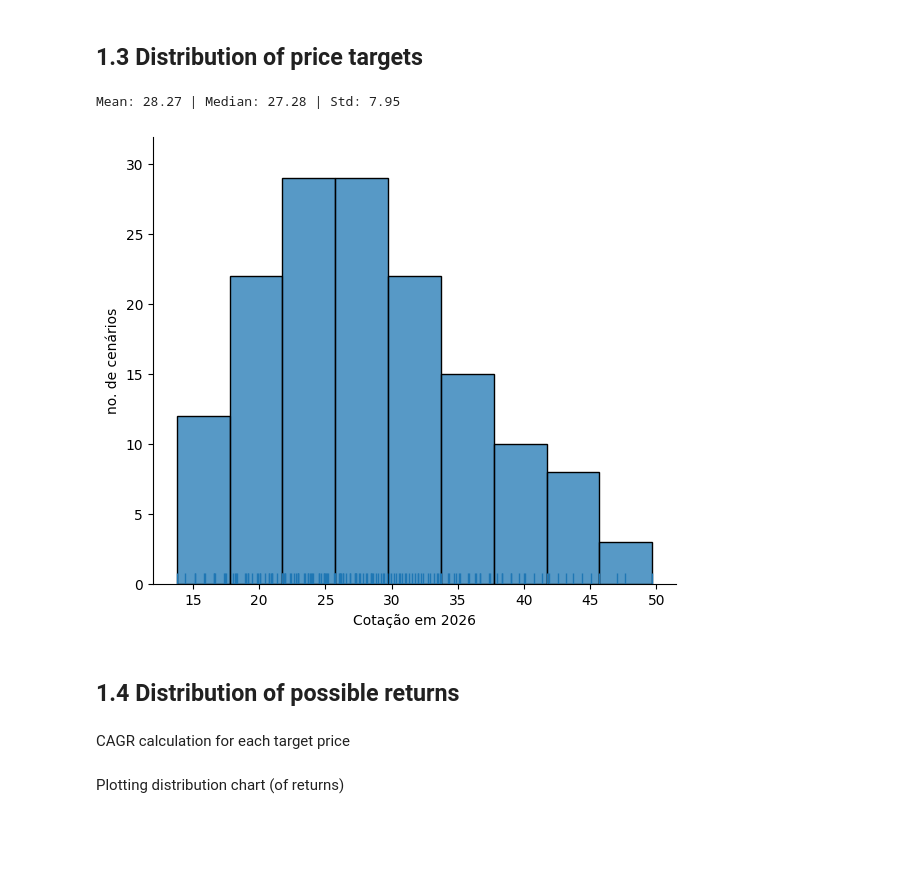
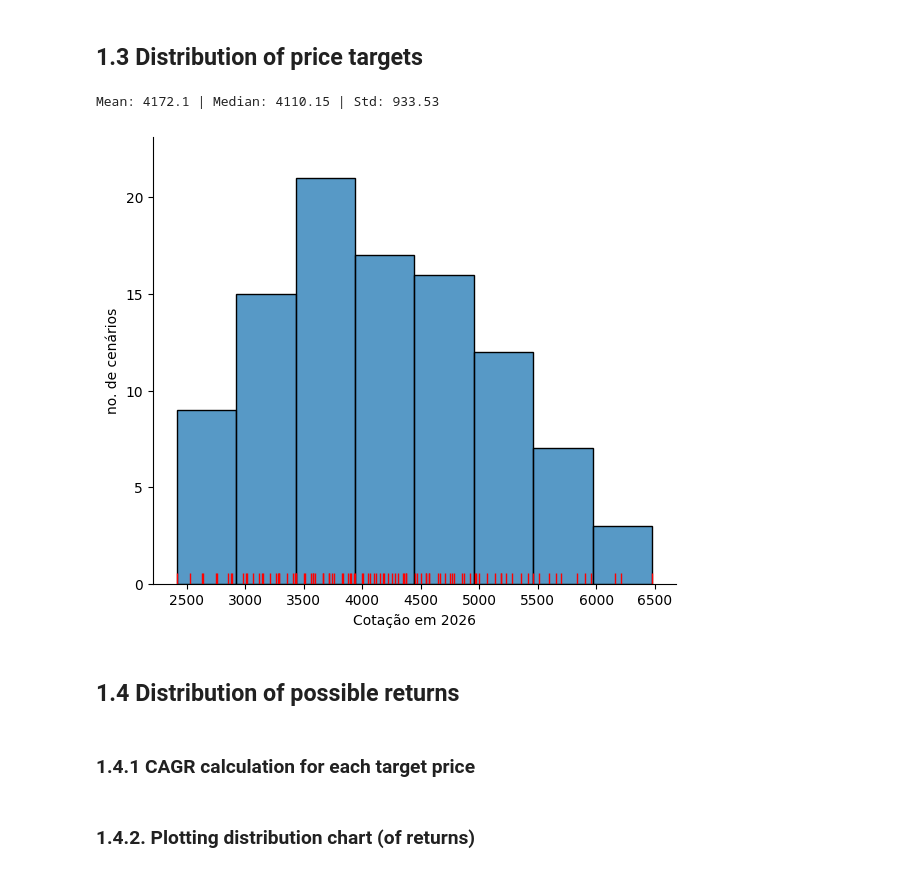
Before and after one commit to joaomj/stocks_eda_app, a Jupyter notebook: notebooks/sensitivity.ipynb, the cells around one changed output. Cells and saved outputs as stored; diff of their text form; code cells hidden in the pictures; blank space fills up the shorter version.

Commit message:
Alphabet

```diff
--- a/notebooks/sensitivity.ipynb
+++ b/notebooks/sensitivity.ipynb
@@ -8,14 +16,38 @@ import seaborn as sns
+# %%
+def plot_dist(results, cotacao=True):
+
+    g = sns.displot(
+        results,
+        rug=True,
+        rug_kws={"color": "red", "alpha": 1, "linewidth": 1},
+        kind='hist',
+        height=5,
+        aspect=1.2
+        );
+
+    if cotacao:
+        g.set_axis_labels("Cotação em 2026", "no. de cenários");
+
+        print('Mean: {} | Median: {} | Std: {}'.format(round(np.mean(results), 2), round(np.median(results), 2), round(np.std(results), 2)))
+
+    else:
+        g.set_axis_labels("CAGR (%) em 2026", "no. de cenários");
+
+        print('Mean: {}% | Median: {}% | Std: {}%'.format(round(np.mean(results), 2), round(np.median(results), 2), round(np.std(results), 2)))
+
+    return None
 # %% [markdown]
 # 1. Sensitivity Analysis
 # %% [markdown]
 ## 1.1 Input Data (premises)
 # %%
-ebitda2021 = 4678521.0 # in thousands
-dl_ebitda = 0.31
-shares = 4200000 # in thousands
-growth_rate = range(5, 20, 1)
-exit_multiple = range(10, 20, 1)
+ebitda2021 = 91155.0 # in millions
+dl_ebitda = -1.10
+shares = 675 # in millions, year 2026
+growth_rate = range(10, 20, 1) # ebitda growth rate from 2022-2026
+exit_multiple = range(10, 20, 1) # ev/ebitda exit multiple in 2026
 t = 5 # years of forecast
+cotacao_atual = 2157.31
 # %% [markdown]
 ## 1.2 Building the sensitivity matrix as a pandas dataframe
 # %%
@@ -64,14 +96,10 @@ sensitivity.reset_index(inplace=True)
 sensitivity.rename(columns={'index':'ev/ebitda'}, inplace=True)
 # %% [markdown]
 ## 1.3 Distribution of price targets
-# %%
-g = sns.displot(cotacoes, rug=True, kind='hist', height=5, aspect=1.2);
-
-g.set_axis_labels("Cotação em 2026", "no. de cenários");
-
-print('Mean: {} | Median: {} | Std: {}'.format(round(np.mean(cotacoes), 2), round(np.median(cotacoes), 2), round(np.std(cotacoes), 2)))
-# %% [output]
-Mean: 28.27 | Median: 27.28 | Std: 7.95
-[figure, removed]
+# %%
+plot_dist(cotacoes)
+# %% [output]
+Mean: 4172.1 | Median: 4110.15 | Std: 933.53
+[figure, added]
 # %% [markdown]
 ## 1.4 Distribution of possible returns
@@ -85,3 +106,3 @@ def cagr(end_value, start_value, time):
 # %% [markdown]
-CAGR calculation for each target price
+### 1.4.1 CAGR calculation for each target price
 # %%
@@ -93,4 +111,4 @@ returns = [] # initialize list to store returns
 for c in cotacoes:
     returns.append(cagr(c,cotacao_atual,t)*100.0) # store returns as percentage
 # %% [markdown]
-Plotting distribution chart (of returns)
+### 1.4.2. Plotting distribution chart (of returns)
```
Also changed, not shown: parts of 7 cells of this notebook.
